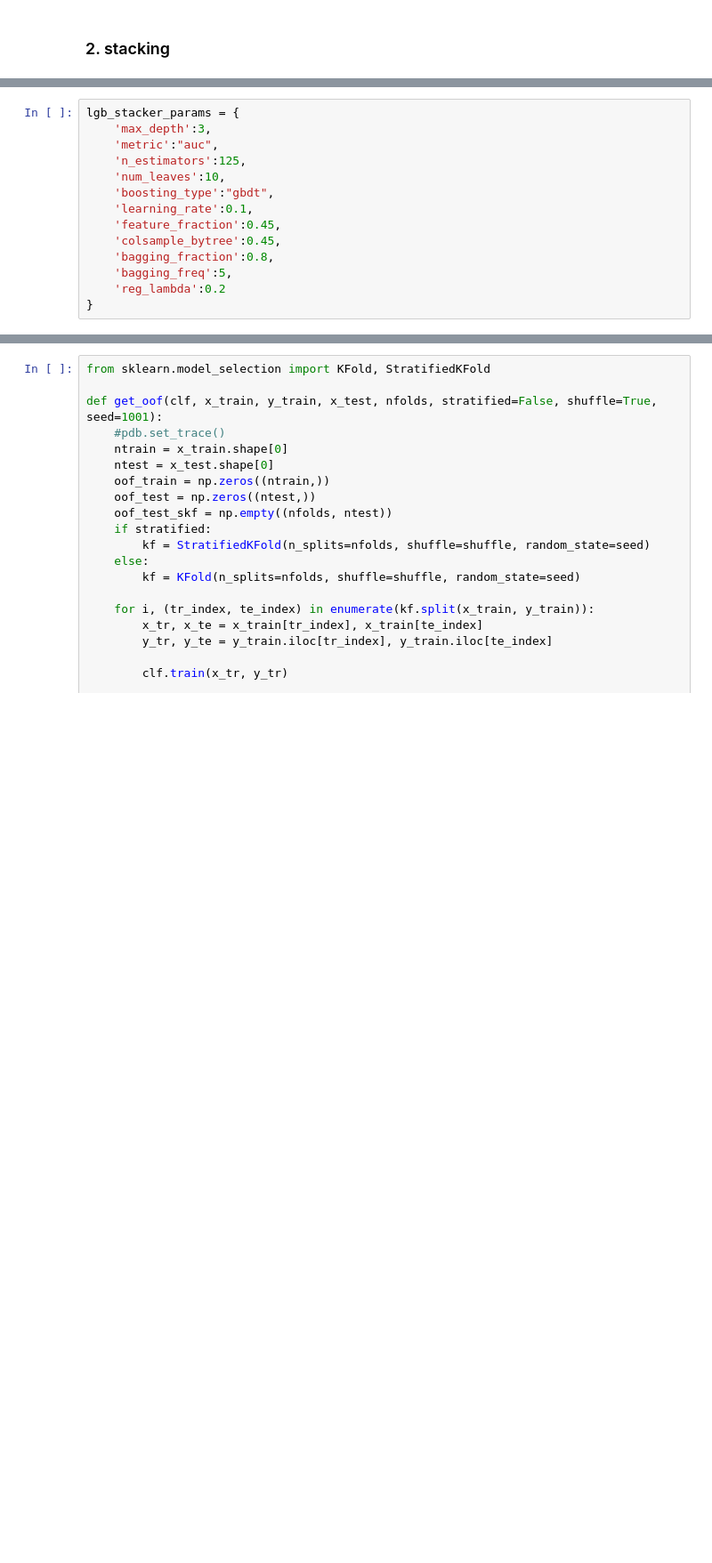
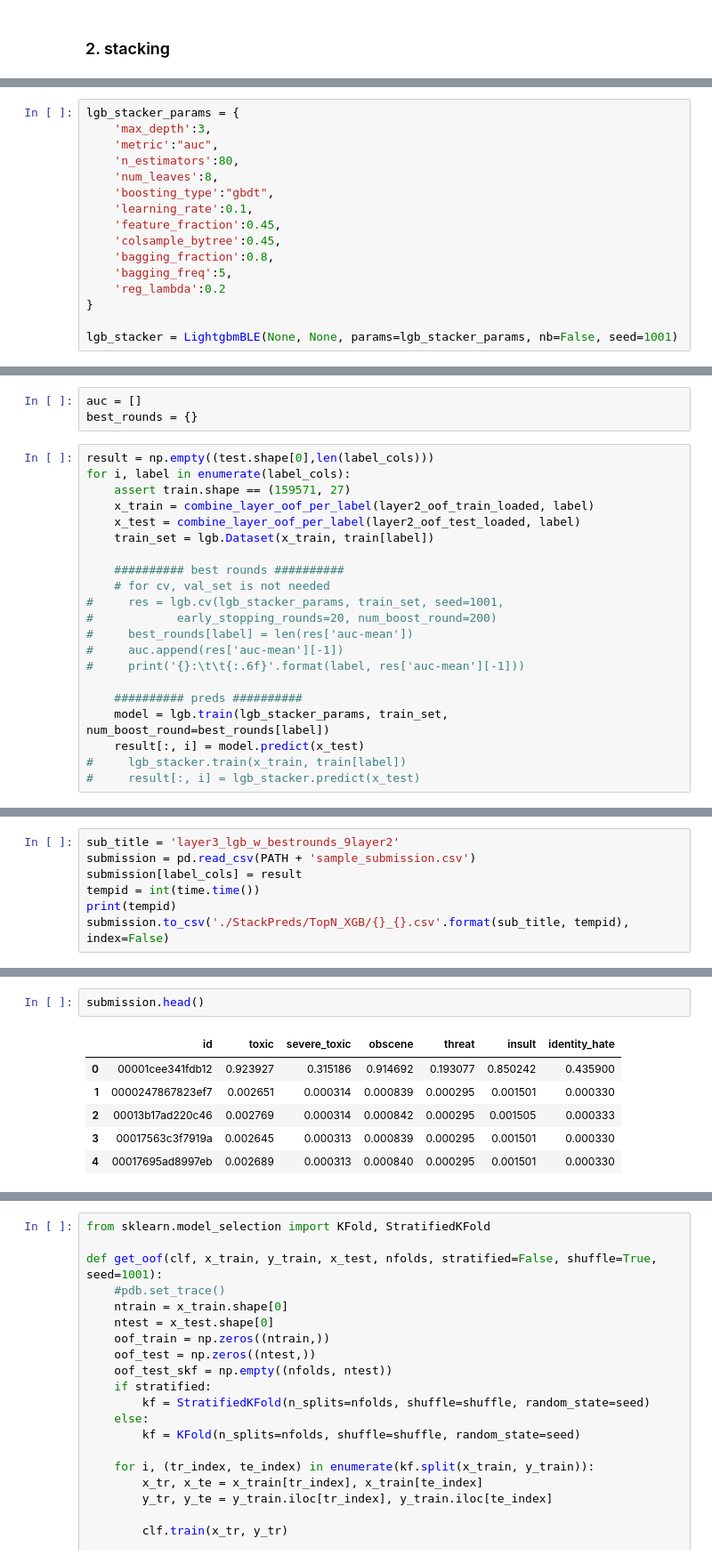
Before and after one commit to wluo-personal/Kaggle, a Jupyter notebook: toxic/sc/stacking/stack_layer3.ipynb, the cells around one changed output, grey strips where cells are left out. Shown at 89% size. Drawn from its saved outputs; the diff is of its cells as text; blank space fills up the shorter version.

```diff
--- a/toxic/sc/stacking/stack_layer3.ipynb
+++ b/toxic/sc/stacking/stack_layer3.ipynb
@@ -186,8 +198,8 @@ def get_time():
 lgb_stacker_params = {
     'max_depth':3,
     'metric':"auc",
-    'n_estimators':125,
-    'num_leaves':10,
+    'n_estimators':80,
+    'num_leaves':8,
     'boosting_type':"gbdt",
     'learning_rate':0.1,
     'feature_fraction':0.45,
@@ -196,3 +208,5 @@ lgb_stacker_params = {
     'bagging_freq':5,
     'reg_lambda':0.2
 }
+
+lgb_stacker = LightgbmBLE(None, None, params=lgb_stacker_params, nb=False, seed=1001)
@@ -208,0 +219,24 @@ XGBoostBase is initialized
+# %%
+auc = []
+best_rounds = {}
+# %%
+result = np.empty((test.shape[0],len(label_cols)))
+for i, label in enumerate(label_cols):
+    assert train.shape == (159571, 27)
+    x_train = combine_layer_oof_per_label(layer2_oof_train_loaded, label)
+    x_test = combine_layer_oof_per_label(layer2_oof_test_loaded, label)
+    train_set = lgb.Dataset(x_train, train[label])
+
+    ########## best rounds ##########
+    # for cv, val_set is not needed
+#     res = lgb.cv(lgb_stacker_params, train_set, seed=1001,
+#            early_stopping_rounds=20, num_boost_round=200)
+#     best_rounds[label] = len(res['auc-mean'])
+#     auc.append(res['auc-mean'][-1])
+#     print('{}:\t\t{:.6f}'.format(label, res['auc-mean'][-1]))
+
+    ########## preds ##########
+    model = lgb.train(lgb_stacker_params, train_set, num_boost_round=best_rounds[label])
+    result[:, i] = model.predict(x_test)
+#     lgb_stacker.train(x_train, train[label])
+#     result[:, i] = lgb_stacker.predict(x_test)
@@ -208,0 +263,7 @@ XGBoostBase is initialized
+# %%
+sub_title = 'layer3_lgb_w_bestrounds_9layer2'
+submission = pd.read_csv(PATH + 'sample_submission.csv')
+submission[label_cols] = result
+tempid = int(time.time())
+print(tempid)
+submission.to_csv('./StackPreds/TopN_XGB/{}_{}.csv'.format(sub_title, tempid), index=False)
@@ -208,0 +272,9 @@ XGBoostBase is initialized
+# %%
+submission.head()
+# %% [output]
+|  | id | toxic | severe_toxic | obscene | threat | insult | identity_hate |
+| 0 | 00001cee341fdb12 | 0.923927 | 0.315186 | 0.914692 | 0.193077 | 0.850242 | 0.435900 |
+| 1 | 0000247867823ef7 | 0.002651 | 0.000314 | 0.000839 | 0.000295 | 0.001501 | 0.000330 |
+| 2 | 00013b17ad220c46 | 0.002769 | 0.000314 | 0.000842 | 0.000295 | 0.001505 | 0.000333 |
+| 3 | 00017563c3f7919a | 0.002645 | 0.000313 | 0.000839 | 0.000295 | 0.001501 | 0.000330 |
+| 4 | 00017695ad8997eb | 0.002689 | 0.000313 | 0.000840 | 0.000295 | 0.001501 | 0.000330 |
```
Also changed, not shown: parts of 44 cells of this notebook, 8 other files.
